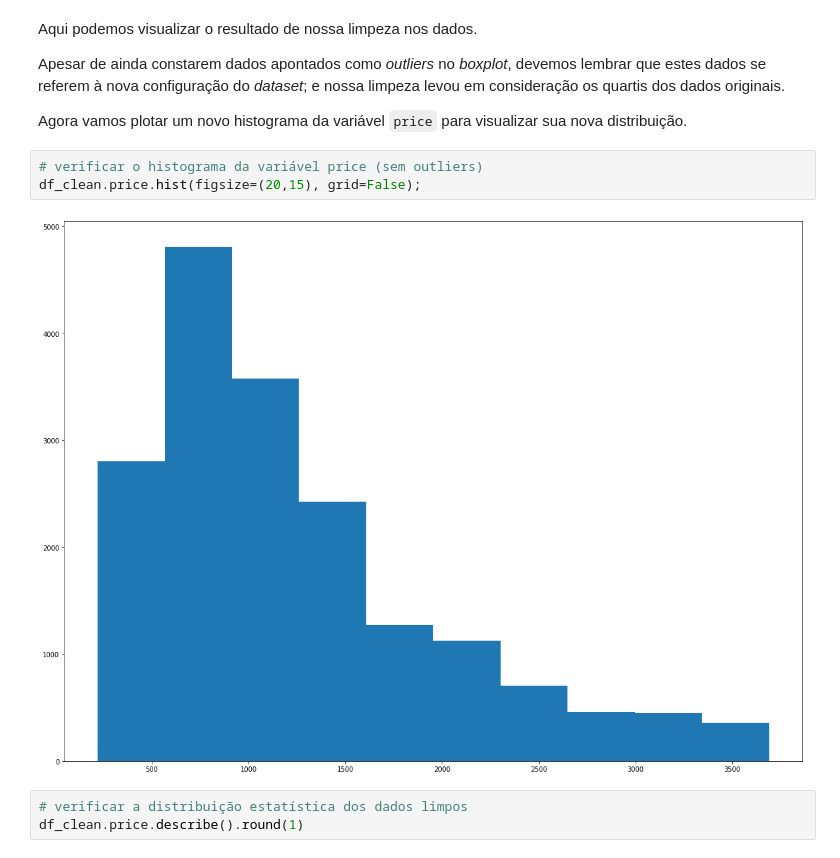
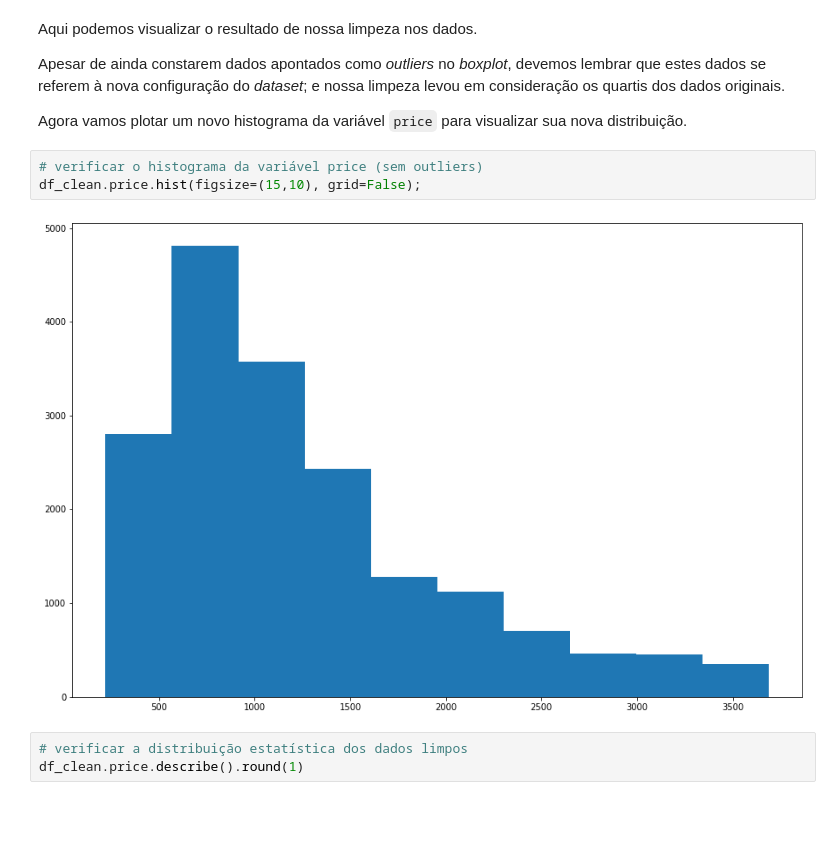
Before and after one commit to monteiro-fernando/Data_Science, a Jupyter notebook: Analisando_os_Dados_do_Airbnb_(Bangkok).ipynb, the cells around one changed output. Saved outputs shown, nothing was run; the diff lists cells and outputs as text; blank space fills up the shorter version.

```diff
--- a/Analisando_os_Dados_do_Airbnb_(Bangkok).ipynb
+++ b/Analisando_os_Dados_do_Airbnb_(Bangkok).ipynb
@@ -338,9 +338,9 @@ Apesar de ainda constarem dados apontados como *outliers* no *boxplot*, devemos
 Agora vamos plotar um novo histograma da variável `price` para visualizar sua nova distribuição.
 # %%
 # verificar o histograma da variável price (sem outliers)
-df_clean.price.hist(figsize=(20,15), grid=False);
+df_clean.price.hist(figsize=(15,10), grid=False);
 # %% [output]
-[figure, old version]
+[figure, new version]
 # %%
 # verificar a distribuição estatística dos dados limpos
 df_clean.price.describe().round(1)
```
Also changed, not shown: parts of 4 cells of this notebook.
